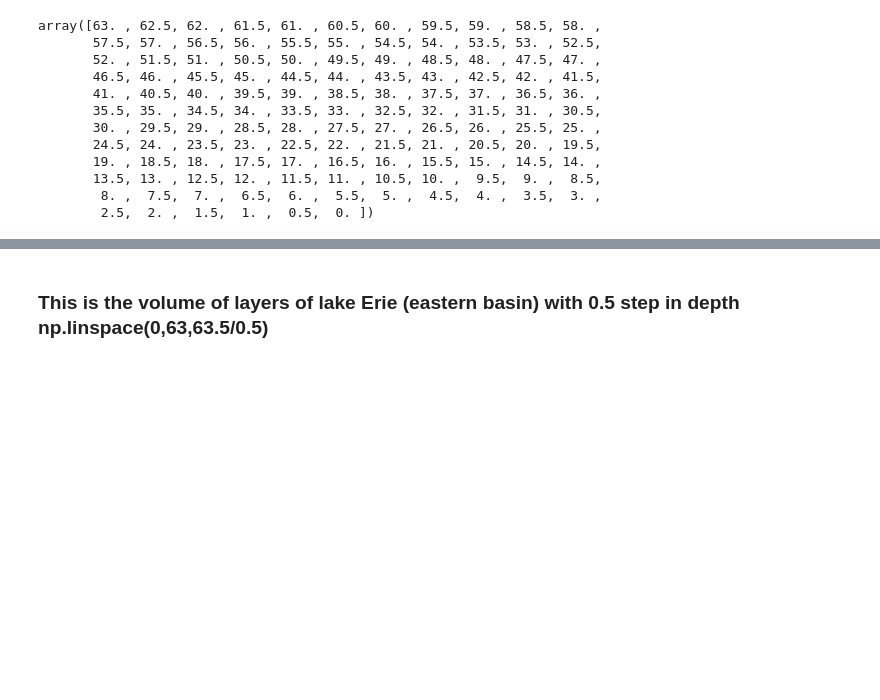
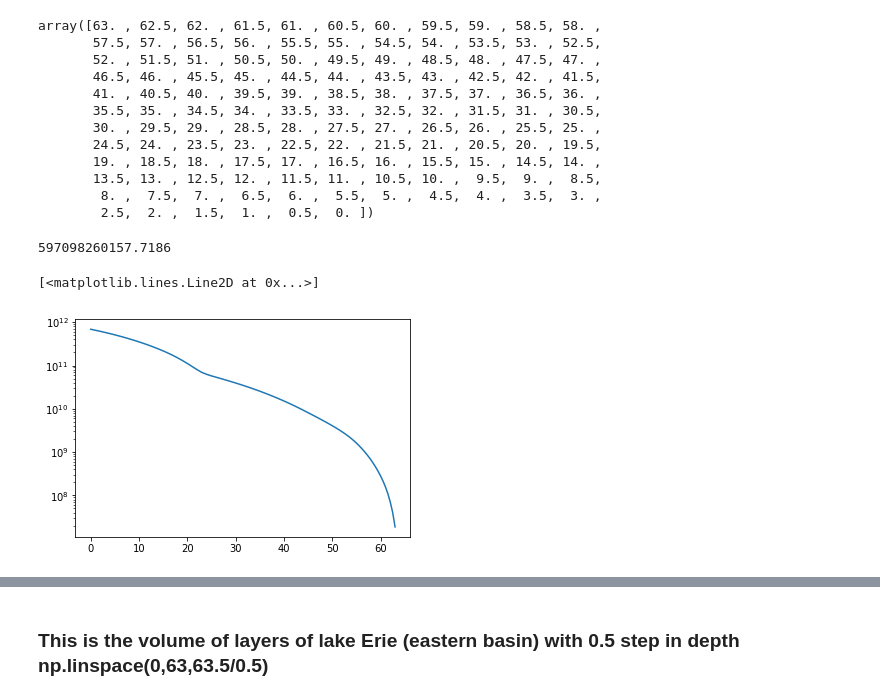
Before and after one commit to pycckuu/Great-Lakes-Data, a Jupyter notebook: post_proc_scripts/bathymetry/Bathymetry.ipynb, the cells around one changed output, grey strips where cells are left out. Cells and saved outputs as stored; diff of their text form; code cells hidden in the pictures; blank space fills up the shorter version.

```diff
--- a/post_proc_scripts/bathymetry/Bathymetry.ipynb
+++ b/post_proc_scripts/bathymetry/Bathymetry.ipynb
@@ -112,3 +104,28 @@ array([63. , 62.5, 62. , 61.5, 61. , 60.5, 60. , 59.5, 59. , 58.5, 58. ,
        13.5, 13. , 12.5, 12. , 11.5, 11. , 10.5, 10. ,  9.5,  9. ,  8.5,
         8. ,  7.5,  7. ,  6.5,  6. ,  5.5,  5. ,  4.5,  4. ,  3.5,  3. ,
         2.5,  2. ,  1.5,  1. ,  0.5,  0. ])
+# %%
+e_vol=np.array([])
+import numpy as np
+import gdal
+ds = gdal.Open("../../measurements/bathymetry/erie_lld.grd")
+x = np.array(ds.GetRasterBand(1).ReadAsArray())
+pos = x[x>0]
+neg = x[x<0]
+e = neg.sum(axis=0)
+depths = np.linspace(0,63,63.5/0.5)
+prev_volume_below_d = 0
+for d in depths:
+    neg = x[x<=-d]+d
+    e_vol = np.append(e_vol,  -neg.sum()*(111.32*0.85*0.0008333333*1000)**2 )
+# e_vol = np.array(e_vol)[1:]-np.array(e_vol)[:-1]
+# e_vol
+# %%
+e_vol[5]
+# %% [output]
+597098260157.7186
+# %%
+plt.semilogy(depths, e_vol)
+# %% [output]
+[<matplotlib.lines.Line2D at 0x...>]
+[figure, added]
```
Also changed, not shown: parts of 18 cells of this notebook, 16 other files.
